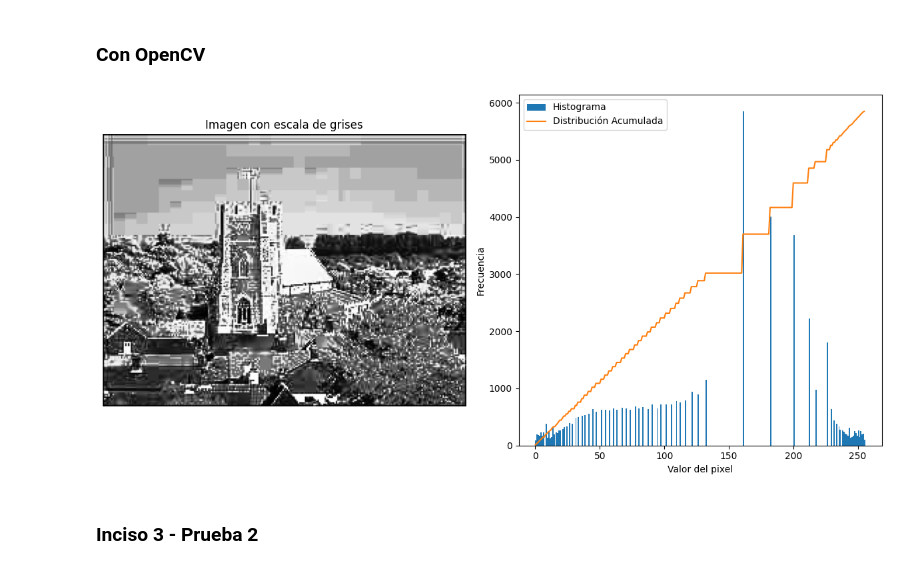
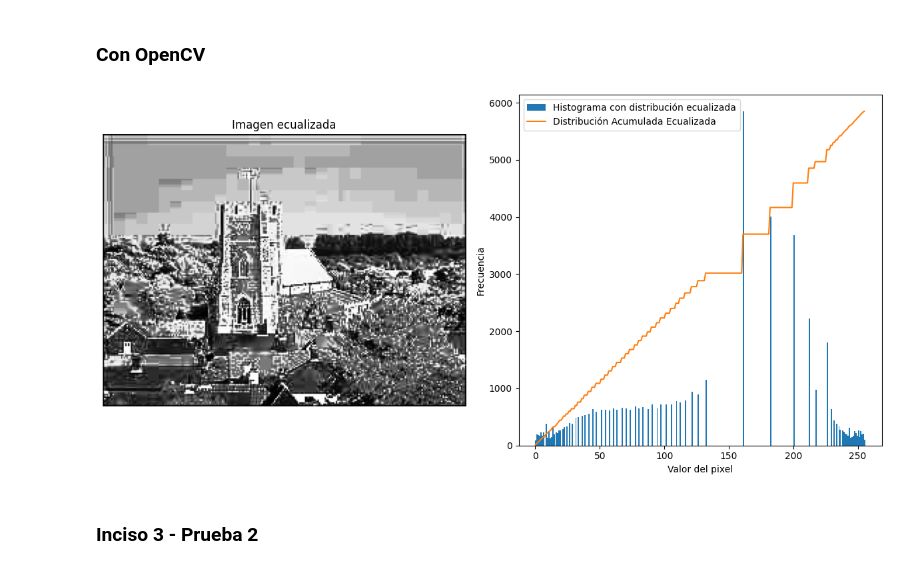
Before and after one commit to MGonza20/Lista01_vc_uvg, a Jupyter notebook: notebook.ipynb, the cells around one changed output. Cells and saved outputs as stored; diff of their text form; code cells hidden in the pictures.

```diff
--- a/notebook.ipynb
+++ b/notebook.ipynb
@@ -113,10 +113,10 @@ plot_eq(img_escala_grises, True)
 # %% [markdown]
 ### Con OpenCV
 # %%
-img_eq = cv.equalizeHist(img_escala_grises)
-plot_eq(img_eq)
+img_eq_opencv = cv.equalizeHist(img_escala_grises)
+plot_eq(img = img_eq_opencv, opencv=True)
 # %% [output]
-[figure, old version]
+[figure, new version]
 # %% [markdown]
 ### Inciso 3 - Prueba 2
 # %%
```
Also changed, not shown: parts of 2 cells of this notebook, 1 other file.
